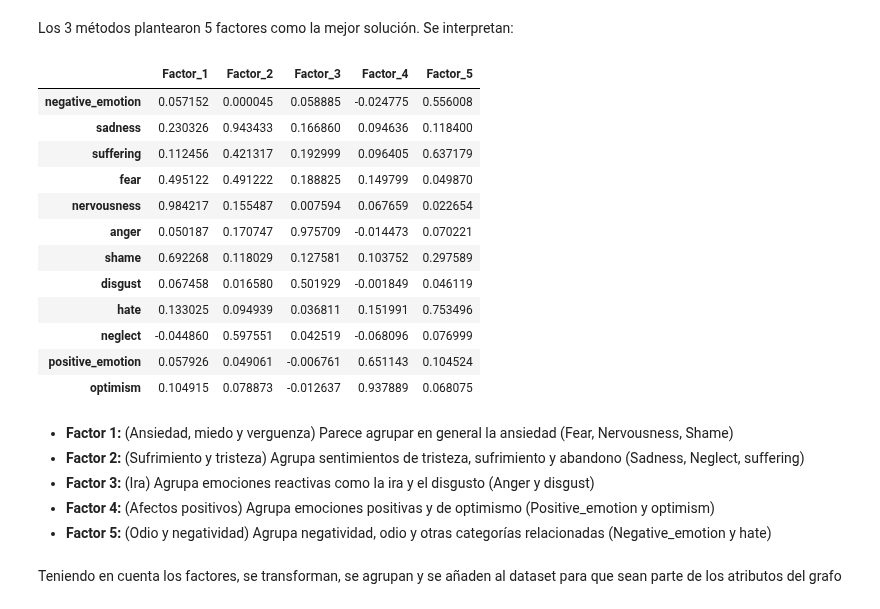
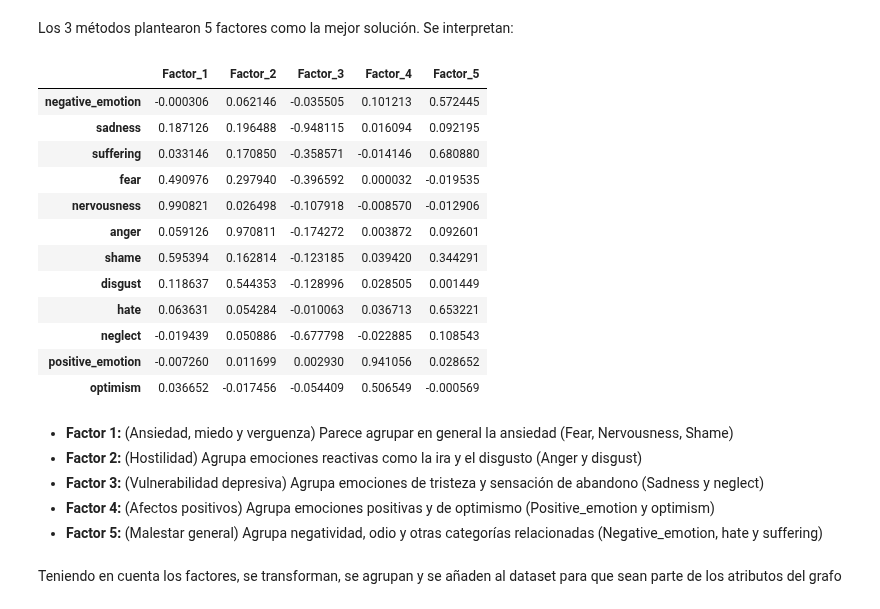
Before and after one commit to sm98652/Analisis-de-comunidades-de-salud-mental-con-grafos, a Jupyter notebook: Codigo/1. Limpieza y preprocesamiento.ipynb, the cells around one changed output. Drawn from its saved outputs; the diff is of its cells as text; code cells hidden in the pictures.

```diff
--- a/Codigo/1. Limpieza y preprocesamiento.ipynb
+++ b/Codigo/1. Limpieza y preprocesamiento.ipynb
@@ -1176,8 +1241,6 @@ for i in [10,20,30,40,50]:
 ============================================================
-# %%
-df["embeddings"] = X_refined.tolist()
 # %% [markdown]
 ## Visualización
 # %%
-df = pd.read_parquet("df_embeddings.parquet")
-X_refined = np.vstack(df["embeddings"])
+X_refined = np.load(r"..\Datasets\Embeddings\embeddings_allmini_refinados_embedkit.npy")
+X_refined
@@ -1417,7 +1521,7 @@ Además, el grafo se podría enriquecer mapeando tanto emociones como temáticas
 #### Empath
 # %%
 lexicon = Empath()
-emociones = pd.DataFrame(df["text"].apply(
+emociones = pd.DataFrame(df["text_clean"].apply(
     lambda x: lexicon.analyze(str(x), normalize=True, categories=["negative_emotion", "sadness", "suffering",
                                                                   "fear","nervousness","anger","shame","disgust",
                                                                   "hate","neglect","positive_emotion",
@@ -1527,7 +1630,7 @@ Se identifica que la curva se comienza a aplanar a partir del tercer factor. Par
 # %% [markdown]
 El análisis de Horn compara los eigenvalores obtenidos con los eigenvalores esperados de muestras aleatorias con las dimensiones del problemas, y solo mantiene aquellas variables que explican más que el ruido aleatorio.
 # %%
-n_iter = 1000
+n_iter = 100
 random_eigen = np.zeros((n_iter, emociones.shape[1]))
 
 for i in range(n_iter):
@@ -1581,41 +1684,40 @@ plt.show()
 Los 3 métodos plantearon 5 factores como la mejor solución. Se interpretan:
 # %%
 fa = FactorAnalysis(
-        n_components=5, rotation = "varimax", max_iter = 3000
-    )
+        n_components=5, rotation = "varimax", max_iter = 500)
 
 fa.fit(StandardScaler().fit_transform(emociones))
 
 loadings = pd.DataFrame(
     fa.components_.T,
     index=emociones.columns,
     columns=[
         f"Factor_{i+1}"
         for i in range(5)
     ]
 )
 
 loadings
 # %% [output]
 |  | Factor_1 | Factor_2 | Factor_3 | Factor_4 | Factor_5 |
-| negative_emotion | 0.057152 | 0.000045 | 0.058885 | -0.024775 | 0.556008 |
-| sadness | 0.230326 | 0.943433 | 0.166860 | 0.094636 | 0.118400 |
-| suffering | 0.112456 | 0.421317 | 0.192999 | 0.096405 | 0.637179 |
-| fear | 0.495122 | 0.491222 | 0.188825 | 0.149799 | 0.049870 |
-| nervousness | 0.984217 | 0.155487 | 0.007594 | 0.067659 | 0.022654 |
-| anger | 0.050187 | 0.170747 | 0.975709 | -0.014473 | 0.070221 |
-| shame | 0.692268 | 0.118029 | 0.127581 | 0.103752 | 0.297589 |
-| disgust | 0.067458 | 0.016580 | 0.501929 | -0.001849 | 0.046119 |
-| hate | 0.133025 | 0.094939 | 0.036811 | 0.151991 | 0.753496 |
-| neglect | -0.044860 | 0.597551 | 0.042519 | -0.068096 | 0.076999 |
-| positive_emotion | 0.057926 | 0.049061 | -0.006761 | 0.651143 | 0.104524 |
-| optimism | 0.104915 | 0.078873 | -0.012637 | 0.937889 | 0.068075 |
+| negative_emotion | -0.000306 | 0.062146 | -0.035505 | 0.101213 | 0.572445 |
+| sadness | 0.187126 | 0.196488 | -0.948115 | 0.016094 | 0.092195 |
+| suffering | 0.033146 | 0.170850 | -0.358571 | -0.014146 | 0.680880 |
+| fear | 0.490976 | 0.297940 | -0.396592 | 0.000032 | -0.019535 |
+| nervousness | 0.990821 | 0.026498 | -0.107918 | -0.008570 | -0.012906 |
+| anger | 0.059126 | 0.970811 | -0.174272 | 0.003872 | 0.092601 |
+| shame | 0.595394 | 0.162814 | -0.123185 | 0.039420 | 0.344291 |
+| disgust | 0.118637 | 0.544353 | -0.128996 | 0.028505 | 0.001449 |
+| hate | 0.063631 | 0.054284 | -0.010063 | 0.036713 | 0.653221 |
+| neglect | -0.019439 | 0.050886 | -0.677798 | -0.022885 | 0.108543 |
+| positive_emotion | -0.007260 | 0.011699 | 0.002930 | 0.941056 | 0.028652 |
+| optimism | 0.036652 | -0.017456 | -0.054409 | 0.506549 | -0.000569 |
 # %% [markdown]
 - **Factor 1:** (Ansiedad, miedo y verguenza) Parece agrupar en general la ansiedad (Fear, Nervousness, Shame)
-- **Factor 2:** (Sufrimiento y tristeza) Agrupa sentimientos de tristeza, sufrimiento y abandono (Sadness, Neglect, suffering)
-- **Factor 3:** (Ira) Agrupa emociones reactivas como la ira y el disgusto (Anger y disgust)
+- **Factor 2:** (Hostilidad) Agrupa emociones reactivas como la ira y el disgusto (Anger y disgust)
+- **Factor 3:** (Vulnerabilidad depresiva) Agrupa emociones de tristeza y sensación de abandono (Sadness y neglect)
 - **Factor 4:** (Afectos positivos) Agrupa emociones positivas y de optimismo (Positive_emotion y optimism)
-- **Factor 5:** (Odio y negatividad) Agrupa negatividad, odio y otras categorías relacionadas (Negative_emotion y hate)
+- **Factor 5:** (Malestar general) Agrupa negatividad, odio y otras categorías relacionadas (Negative_emotion, hate y suffering)
 # %% [markdown]
 Teniendo en cuenta los factores, se transforman, se agrupan y se añaden al dataset para que sean parte de los atributos del grafo
 # %%
```
Also changed, not shown: parts of 21 cells of this notebook, 2 other files.
